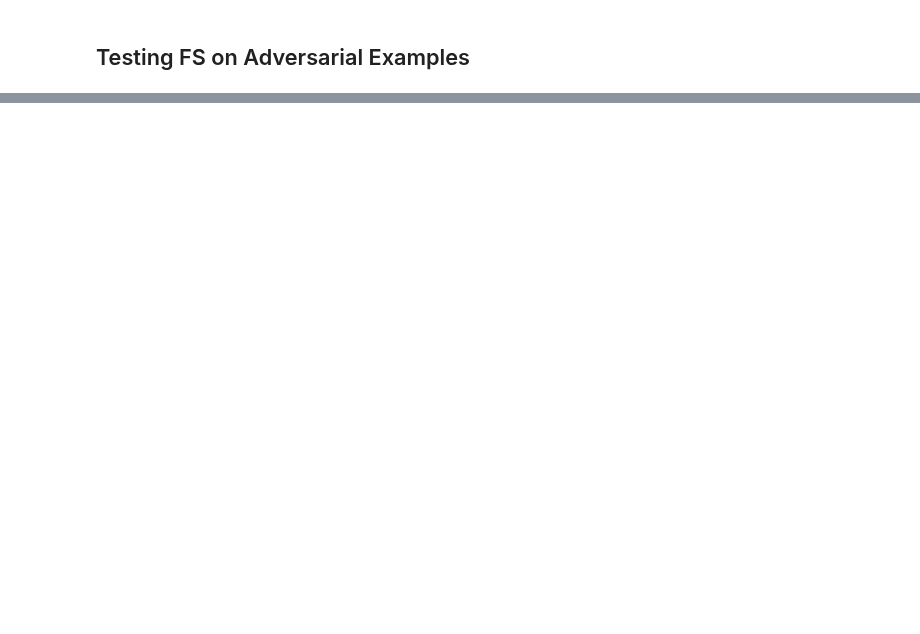
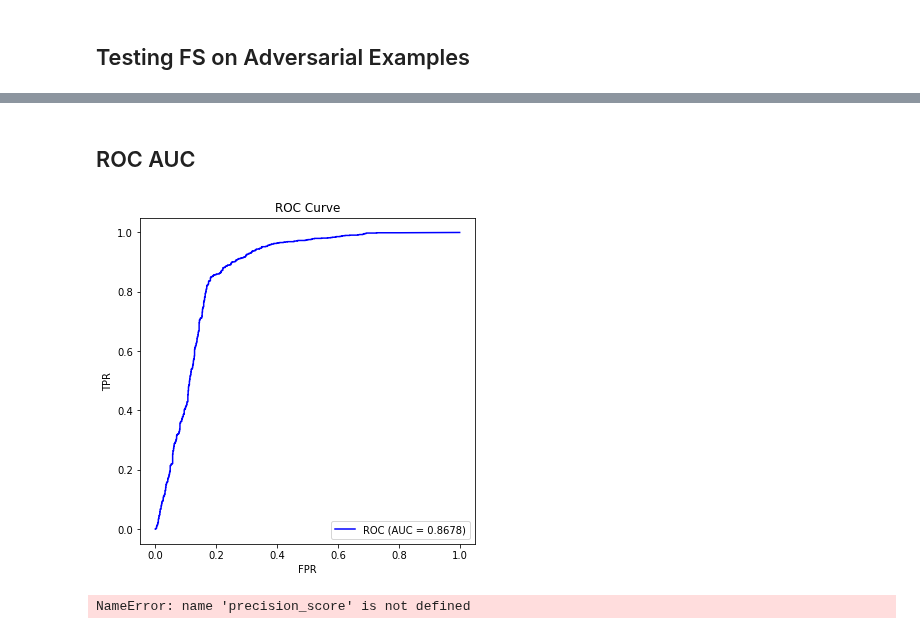
Before and after one commit to changx03/baard_exp2, a Jupyter notebook: demo_FetureSqueeze.ipynb, the cells around one changed output, grey strips where cells are left out. Cells and saved outputs as stored; diff of their text form; code cells hidden in the pictures; blank space fills up the shorter version.

```diff
--- a/demo_FetureSqueeze.ipynb
+++ b/demo_FetureSqueeze.ipynb
@@ -403,0 +398,2 @@ for s in squeezers:
+# %% [markdown]
+## ROC AUC
@@ -403,0 +402,16 @@ for s in squeezers:
+# %%
+X_mixed_test = np.concatenate((subset_adv[:1000], subset_X[:1000]))
+y_adv_test = np.concatenate((np.ones_like(subset_y[1000:]), np.zeros_like(subset_y[1000:])))
+
+fs_label_pred = fs.predict(X_mixed_test)
+fs_label_prob = fs.predict_proba(X_mixed_test)[:, 1]
+_, _, auc_score, _ = get_roc(y_adv_test, fs_label_prob, show_plot=True)
+precision = precision_score(y_adv_test, fs_label_pred)
+recall = recall_score(y_adv_test, fs_label_pred)
+acc = accuracy_score(y_adv_test, fs_label_pred)
+
+print('Detector ROC-AUC score: {:0.4f}, accuracy: {:.4f}, precision: {:.4f}, recall: {:.4f}'.format(
+    auc_score, acc, precision, recall))
+# %% [output]
+[figure, added]
+NameError: name 'precision_score' is not defined
```
Also changed, not shown: parts of 20 cells of this notebook, 2 other files.
